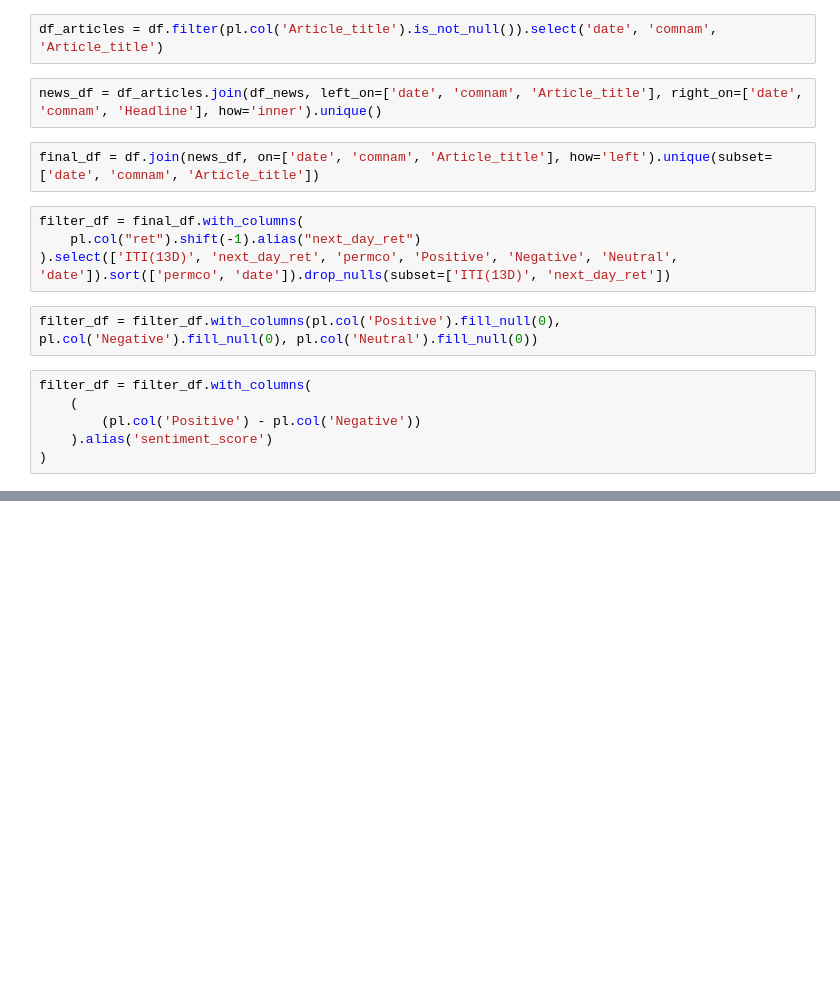
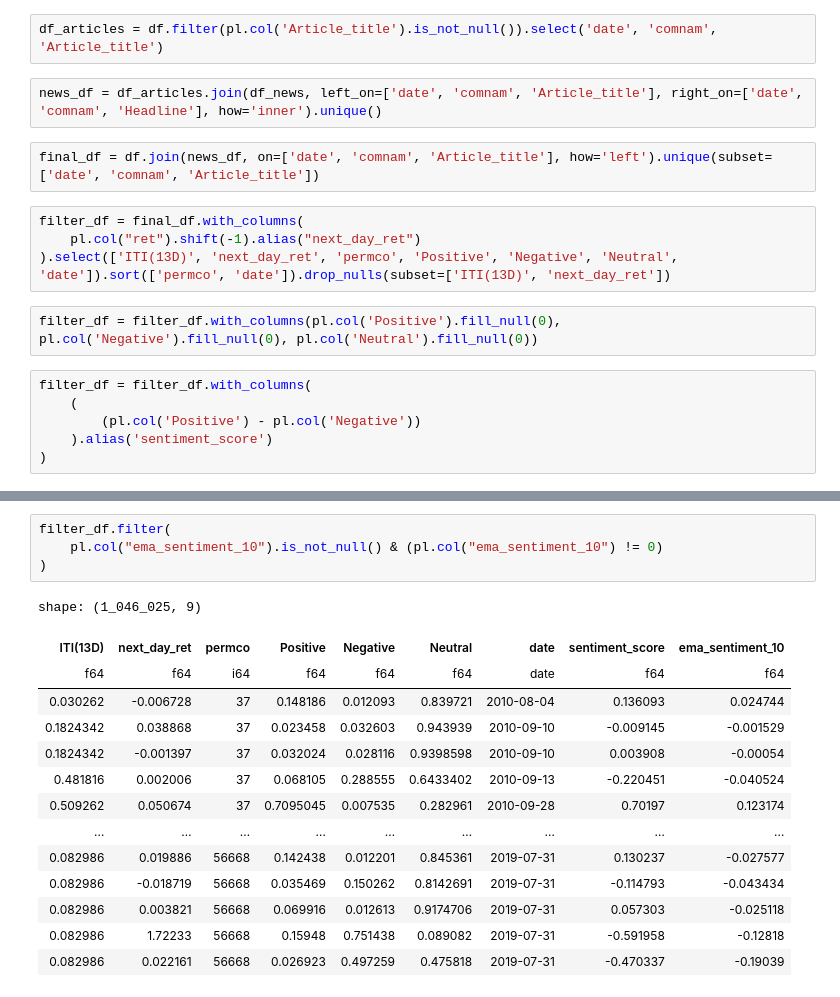
Before and after one commit to Wfiles/iti-8k-analysis, a Jupyter notebook: trading_strat.ipynb, the cells around one changed output, grey strips where cells are left out. Saved outputs shown, nothing was run; the diff lists cells and outputs as text; blank space fills up the shorter version.

```diff
--- a/trading_strat.ipynb
+++ b/trading_strat.ipynb
@@ -66,0 +104,19 @@ shape: (6_742_932, 8)
+# %%
+filter_df.filter(
+    pl.col("ema_sentiment_10").is_not_null() & (pl.col("ema_sentiment_10") != 0)
+)
+# %% [output]
+shape: (1_046_025, 9)
+| ITI(13D) | next_day_ret | permco | Positive | Negative | Neutral | date | sentiment_score | ema_sentiment_10 |
+| f64 | f64 | i64 | f64 | f64 | f64 | date | f64 | f64 |
+| 0.030262 | -0.006728 | 37 | 0.148186 | 0.012093 | 0.839721 | 2010-08-04 | 0.136093 | 0.024744 |
+| 0.1824342 | 0.038868 | 37 | 0.023458 | 0.032603 | 0.943939 | 2010-09-10 | -0.009145 | -0.001529 |
+| 0.1824342 | -0.001397 | 37 | 0.032024 | 0.028116 | 0.9398598 | 2010-09-10 | 0.003908 | -0.00054 |
+| 0.481816 | 0.002006 | 37 | 0.068105 | 0.288555 | 0.6433402 | 2010-09-13 | -0.220451 | -0.040524 |
+| 0.509262 | 0.050674 | 37 | 0.7095045 | 0.007535 | 0.282961 | 2010-09-28 | 0.70197 | 0.123174 |
+| … | … | … | … | … | … | … | … | … |
+| 0.082986 | 0.019886 | 56668 | 0.142438 | 0.012201 | 0.845361 | 2019-07-31 | 0.130237 | -0.027577 |
+| 0.082986 | -0.018719 | 56668 | 0.035469 | 0.150262 | 0.8142691 | 2019-07-31 | -0.114793 | -0.043434 |
+| 0.082986 | 0.003821 | 56668 | 0.069916 | 0.012613 | 0.9174706 | 2019-07-31 | 0.057303 | -0.025118 |
+| 0.082986 | 1.72233 | 56668 | 0.15948 | 0.751438 | 0.089082 | 2019-07-31 | -0.591958 | -0.12818 |
+| 0.082986 | 0.022161 | 56668 | 0.026923 | 0.497259 | 0.475818 | 2019-07-31 | -0.470337 | -0.19039 |
```
Also changed, not shown: parts of 20 cells of this notebook, 1 other file.
